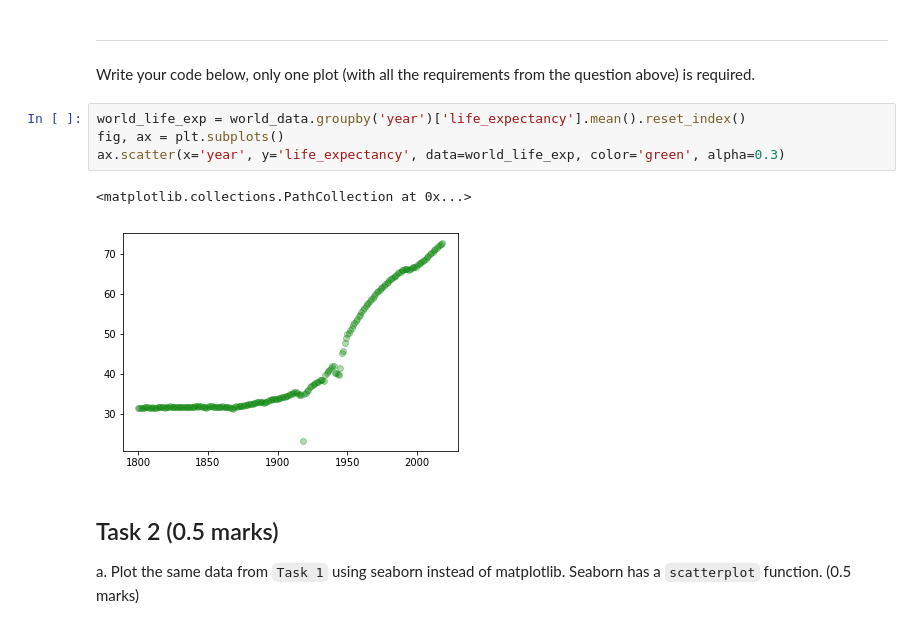
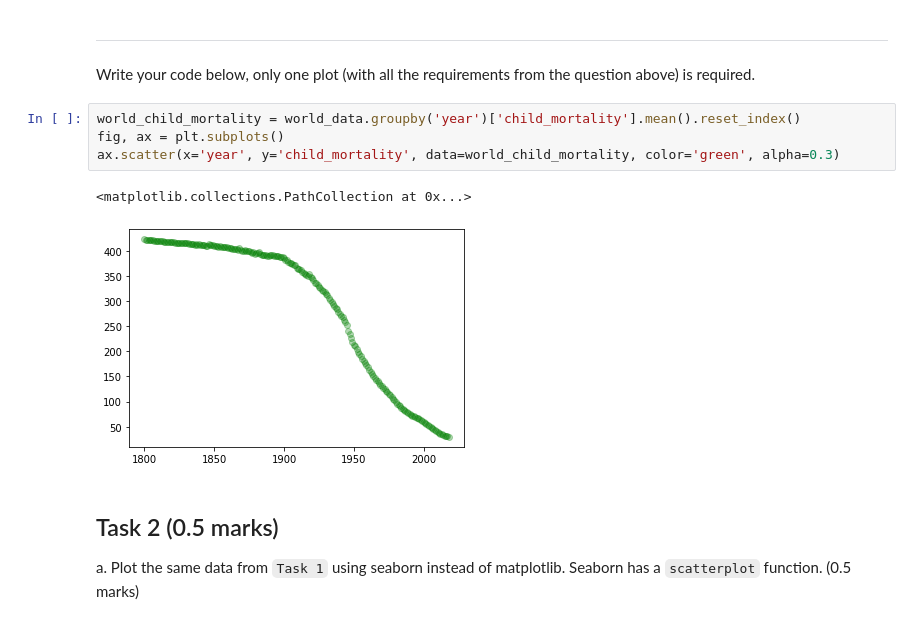
Before and after one commit to BME1478H/BME1478material, a Jupyter notebook: Lectures/week08/solution_assignment7.ipynb, the cells around one changed output. Drawn from its saved outputs; the diff is of its cells as text.

```diff
--- a/Lectures/week08/solution_assignment7.ipynb
+++ b/Lectures/week08/solution_assignment7.ipynb
@@ -65,12 +65,12 @@ ax.scatter(x='year', y='population', data=world_pop, color='purple')
 ___
 Write your code below, only one plot (with all the requirements from the question above) is required.
 # %%
-world_life_exp = world_data.groupby('year')['life_expectancy'].mean().reset_index()
+world_child_mortality = world_data.groupby('year')['child_mortality'].mean().reset_index()
 fig, ax = plt.subplots()
-ax.scatter(x='year', y='life_expectancy', data=world_life_exp, color='green', alpha=0.3)
+ax.scatter(x='year', y='child_mortality', data=world_child_mortality, color='green', alpha=0.3)
 # %% [output]
 <matplotlib.collections.PathCollection at 0x...>
-[figure, old version]
+[figure, new version]
 # %% [markdown]
 ## Task 2 (0.5 marks)
 
```
Also changed, not shown: parts of 8 cells of this notebook, 2 other files.
